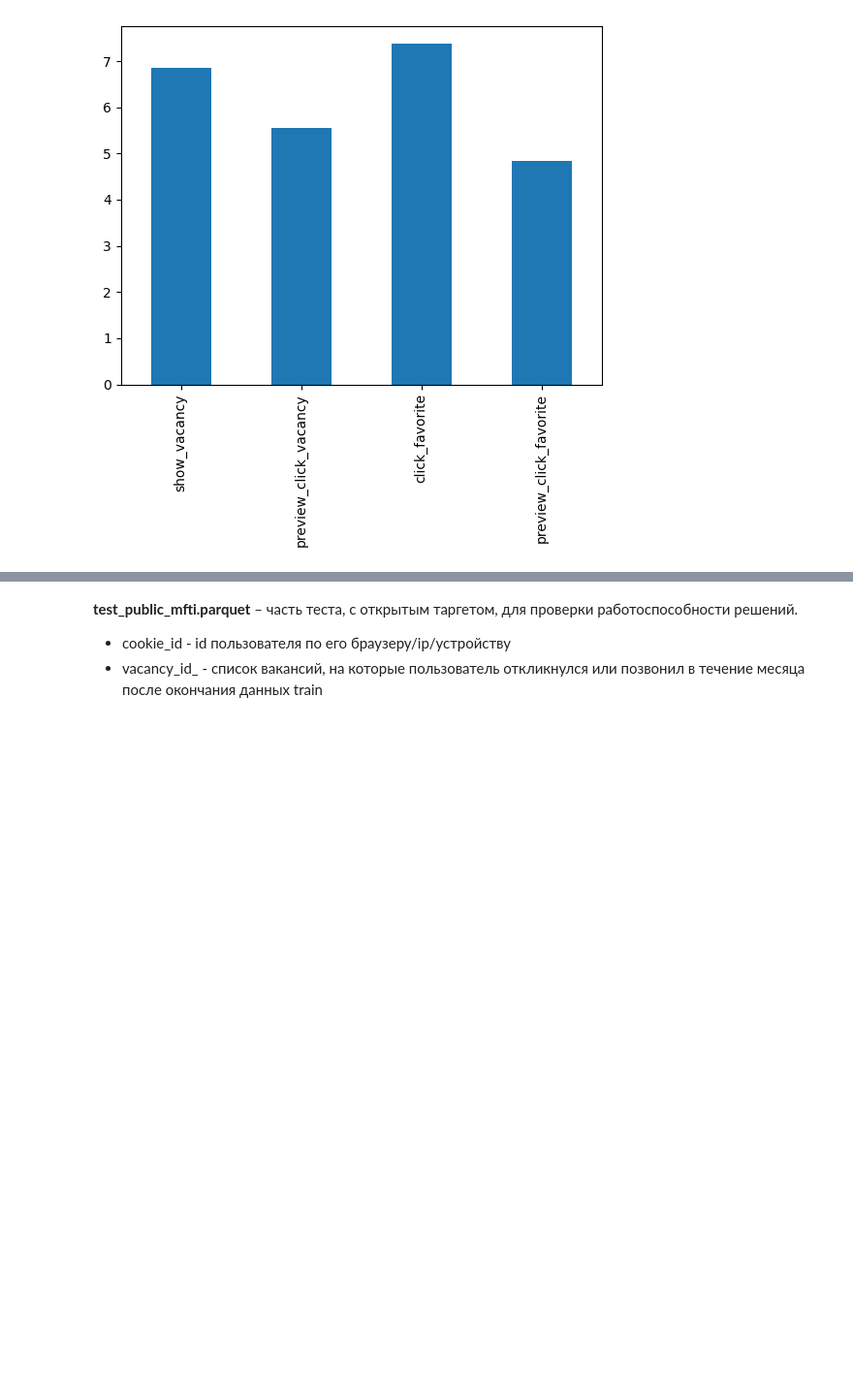
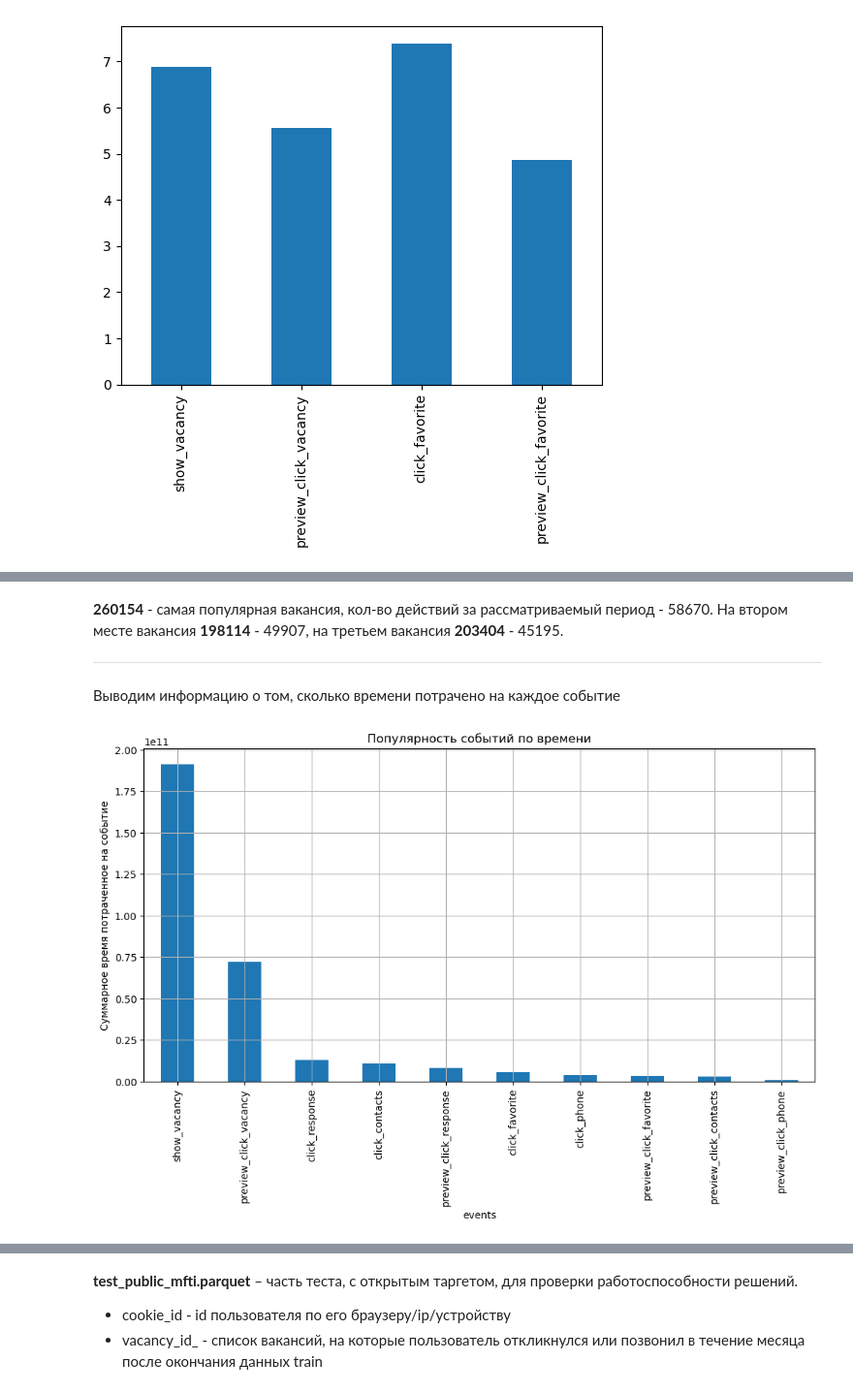
Before and after one commit to YurezSml/Hakaton2022, a Jupyter notebook: DataAnalysis.ipynb, the cells around one changed output, grey strips where cells are left out. Shown at 97% size. Drawn from its saved outputs; the diff is of its cells as text; code cells hidden in the pictures; blank space fills up the shorter version.

```diff
--- a/DataAnalysis.ipynb
+++ b/DataAnalysis.ipynb
@@ -151,0 +216,18 @@ train_mfti_df.groupby(['user_id'])['cookie_id'].nunique().value_counts()
+# %% [markdown]
+<b>260154</b> - самая популярная вакансия, кол-во действий за рассматриваемый период - 58670. На втором месте вакансия <b>198114</b> -  49907, на третьем вакансия <b>203404</b> - 45195.
+
+---------
+# %% [markdown]
+Выводим информацию о том, сколько времени потрачено на каждое событие
+# %%
+all_events_time = proc_train_df.groupby(['event_type'])['action_time'].sum().sort_values(ascending=False)
+all_events_time.plot(
+    kind='bar',
+    figsize=(12, 6),
+    title='Популярность событий по времени',
+    xlabel='events',
+    ylabel='Суммарное время потраченное на событие',
+    grid = True,
+);
+# %% [output]
+[figure, added]
```
Also changed, not shown: parts of 139 cells of this notebook.
